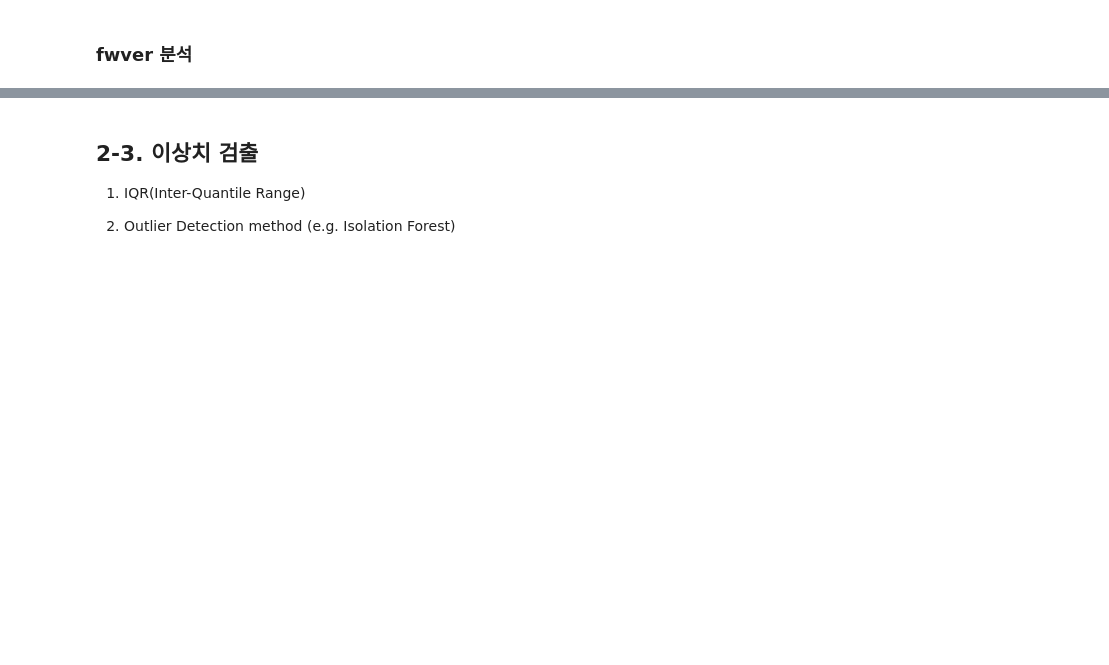
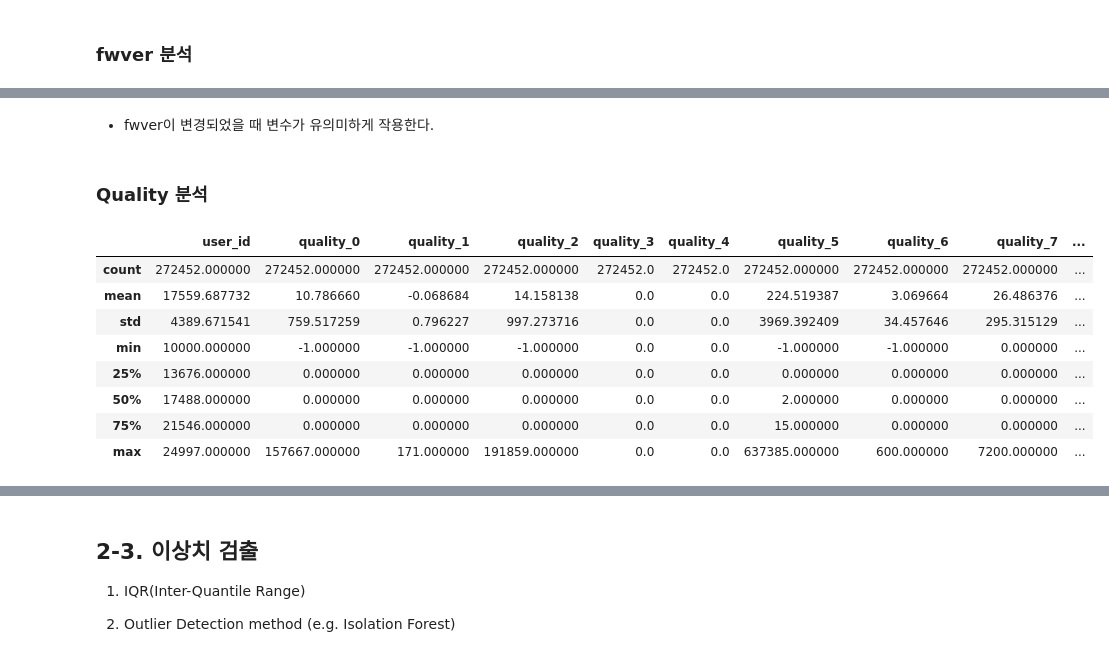
Before and after one commit to LEEHM97/machine-learning-exercises, a Jupyter notebook: 10.DAYCON대회_사용자불편예지/시스템 품질 변화로 인한 사용자 불편 예지.ipynb, the cells around one changed output, grey strips where cells are left out. Drawn from its saved outputs; the diff is of its cells as text; code cells hidden in the pictures; blank space fills up the shorter version.

```diff
--- a/10.DAYCON대회_사용자불편예지/시스템 품질 변화로 인한 사용자 불편 예지.ipynb
+++ b/10.DAYCON대회_사용자불편예지/시스템 품질 변화로 인한 사용자 불편 예지.ipynb
@@ -893,0 +956,16 @@ change_fwver
+# %% [markdown]
+- fwver이 변경되었을 때 변수가 유의미하게 작용한다.
+# %% [markdown]
+### Quality 분석
+# %%
+train_quality.describe()
+# %% [output]
+|  | user_id | quality_0 | quality_1 | quality_2 | quality_3 | quality_4 | quality_5 | quality_6 | quality_7 | ... |
+| count | 272452.000000 | 272452.000000 | 272452.000000 | 272452.000000 | 272452.0 | 272452.0 | 272452.000000 | 272452.000000 | 272452.000000 | ... |
+| mean | 17559.687732 | 10.786660 | -0.068684 | 14.158138 | 0.0 | 0.0 | 224.519387 | 3.069664 | 26.486376 | ... |
+| std | 4389.671541 | 759.517259 | 0.796227 | 997.273716 | 0.0 | 0.0 | 3969.392409 | 34.457646 | 295.315129 | ... |
+| min | 10000.000000 | -1.000000 | -1.000000 | -1.000000 | 0.0 | 0.0 | -1.000000 | -1.000000 | 0.000000 | ... |
+| 25% | 13676.000000 | 0.000000 | 0.000000 | 0.000000 | 0.0 | 0.0 | 0.000000 | 0.000000 | 0.000000 | ... |
+| 50% | 17488.000000 | 0.000000 | 0.000000 | 0.000000 | 0.0 | 0.0 | 2.000000 | 0.000000 | 0.000000 | ... |
+| 75% | 21546.000000 | 0.000000 | 0.000000 | 0.000000 | 0.0 | 0.0 | 15.000000 | 0.000000 | 0.000000 | ... |
+| max | 24997.000000 | 157667.000000 | 171.000000 | 191859.000000 | 0.0 | 0.0 | 637385.000000 | 600.000000 | 7200.000000 | ... |
```
Also changed, not shown: parts of 22 cells of this notebook.
